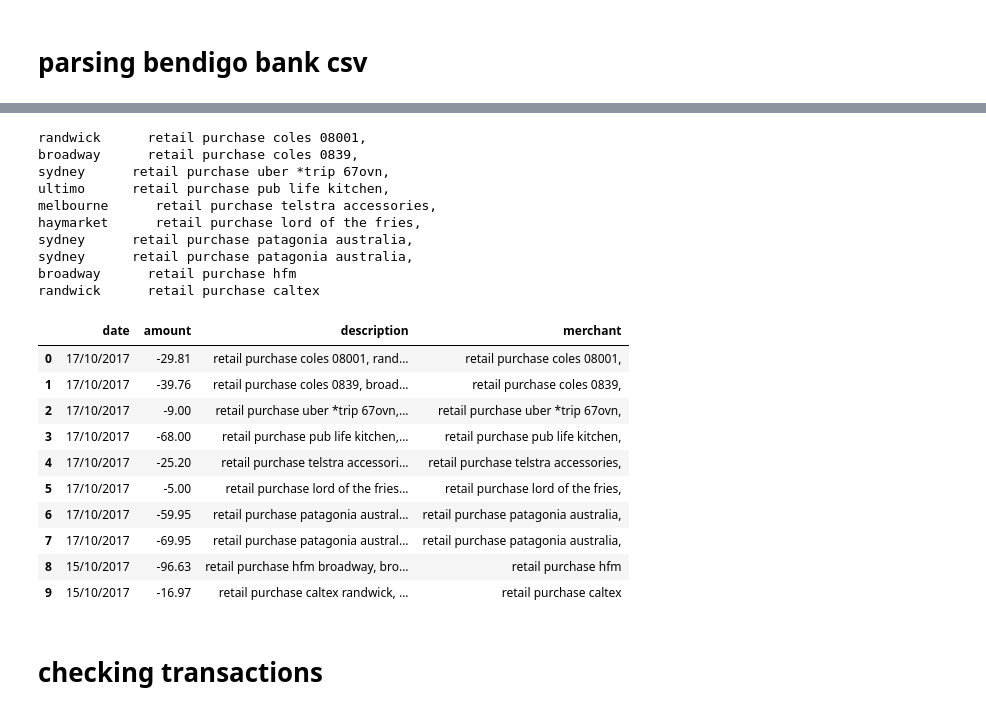
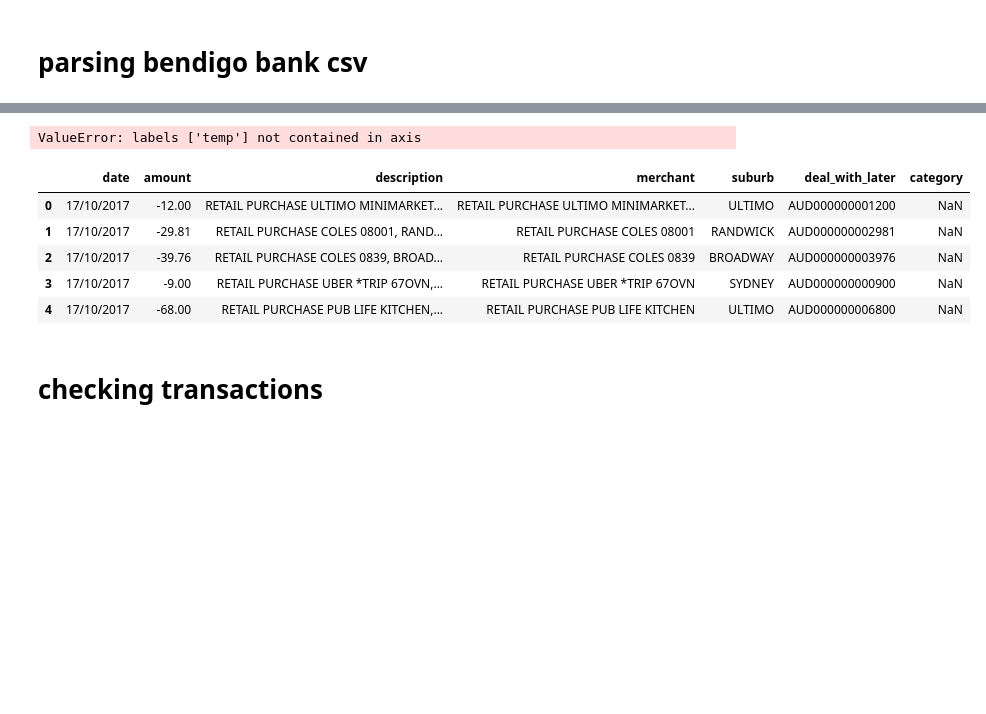
Before and after one commit to khalido/money_bot, a Jupyter notebook: pocketbook_csv.ipynb, the cells around one changed output, grey strips where cells are left out. Drawn from its saved outputs; the diff is of its cells as text; code cells hidden in the pictures; blank space fills up the shorter version.

```diff
--- a/pocketbook_csv.ipynb
+++ b/pocketbook_csv.ipynb
@@ -176,6 +163,0 @@ ValueError: Columns must be same length as key
-# %%
-# data = data.join(data.category.str.split(" - ", expand=True))
-df = bb.temp.str.split("&&", expand=True)
-df.head()
-df2 = bb.join(df)
-df2.head()
@@ -189,39 +164,20 @@ df2.head()
-# %%
-import re
-#trans = "retail purchase ultimo minimarket qps, ultimo"
-
-def extract_suburb(description):
-    for suburb in list_suburbs:
-        r = re.search(suburb, description)
-        if r:
-            merchant = description[:r.start()]
-            return merchant
-    return description
-
-bb['merchant'] = bb['description'].head(10).apply(extract_suburb)
-bb.head(10)
-# %% [output]
-randwick      retail purchase coles 08001,
-broadway      retail purchase coles 0839,
-sydney      retail purchase uber *trip 67ovn,
-ultimo      retail purchase pub life kitchen,
-melbourne      retail purchase telstra accessories,
-haymarket      retail purchase lord of the fries,
-sydney      retail purchase patagonia australia,
-sydney      retail purchase patagonia australia,
-broadway      retail purchase hfm
-randwick      retail purchase caltex
-|  | date | amount | description | merchant |
-| 0 | 17/10/2017 | -29.81 | retail purchase coles 08001, rand... | retail purchase coles 08001, |
-| 1 | 17/10/2017 | -39.76 | retail purchase coles 0839, broad... | retail purchase coles 0839, |
-| 2 | 17/10/2017 | -9.00 | retail purchase uber *trip 67ovn,... | retail purchase uber *trip 67ovn, |
-| 3 | 17/10/2017 | -68.00 | retail purchase pub life kitchen,... | retail purchase pub life kitchen, |
-| 4 | 17/10/2017 | -25.20 | retail purchase telstra accessori... | retail purchase telstra accessories, |
-| 5 | 17/10/2017 | -5.00 | retail purchase lord of the fries... | retail purchase lord of the fries, |
-| 6 | 17/10/2017 | -59.95 | retail purchase patagonia austral... | retail purchase patagonia australia, |
-| 7 | 17/10/2017 | -69.95 | retail purchase patagonia austral... | retail purchase patagonia australia, |
-| 8 | 15/10/2017 | -96.63 | retail purchase hfm broadway, bro... | retail purchase hfm |
-| 9 | 15/10/2017 | -16.97 | retail purchase caltex randwick, ... | retail purchase caltex |
+# %%
+df.drop("temp", axis=1, inplace=True)
+df['category'] = np.NaN
+df.head(2)
+# %% [output]
+ValueError: labels ['temp'] not contained in axis
+# %%
+bb = df.head().copy()
+bb['category'] = np.NaN
+bb
+# %% [output]
+|  | date | amount | description | merchant | suburb | deal_with_later | category |
+| 0 | 17/10/2017 | -12.00 | RETAIL PURCHASE ULTIMO MINIMARKET... | RETAIL PURCHASE ULTIMO MINIMARKET... | ULTIMO | AUD000000001200 | NaN |
+| 1 | 17/10/2017 | -29.81 | RETAIL PURCHASE COLES 08001, RAND... | RETAIL PURCHASE COLES 08001 | RANDWICK | AUD000000002981 | NaN |
+| 2 | 17/10/2017 | -39.76 | RETAIL PURCHASE COLES 0839, BROAD... | RETAIL PURCHASE COLES 0839 | BROADWAY | AUD000000003976 | NaN |
+| 3 | 17/10/2017 | -9.00 | RETAIL PURCHASE UBER *TRIP 67OVN,... | RETAIL PURCHASE UBER *TRIP 67OVN | SYDNEY | AUD000000000900 | NaN |
+| 4 | 17/10/2017 | -68.00 | RETAIL PURCHASE PUB LIFE KITCHEN,... | RETAIL PURCHASE PUB LIFE KITCHEN | ULTIMO | AUD000000006800 | NaN |
 # %% [markdown]
 # checking transactions
 # %%
```
Also changed, not shown: parts of 7 cells of this notebook, 3 other files.
